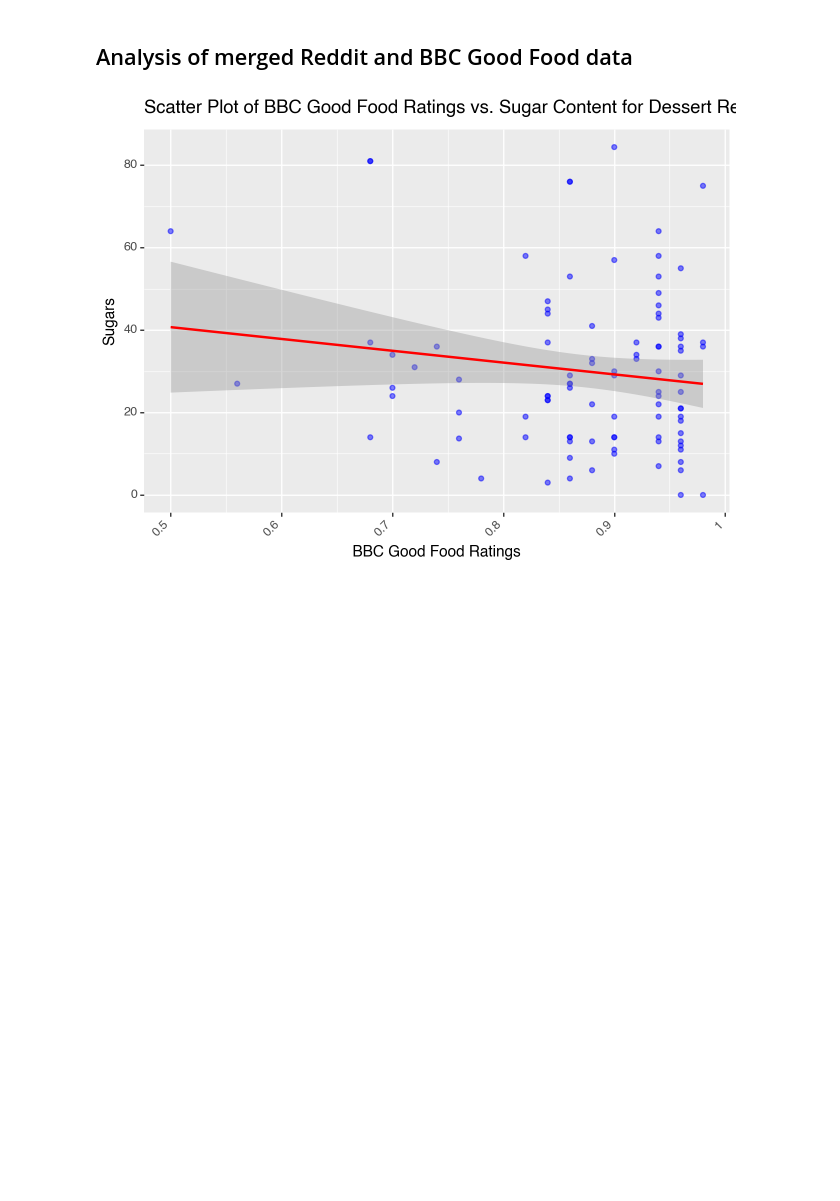
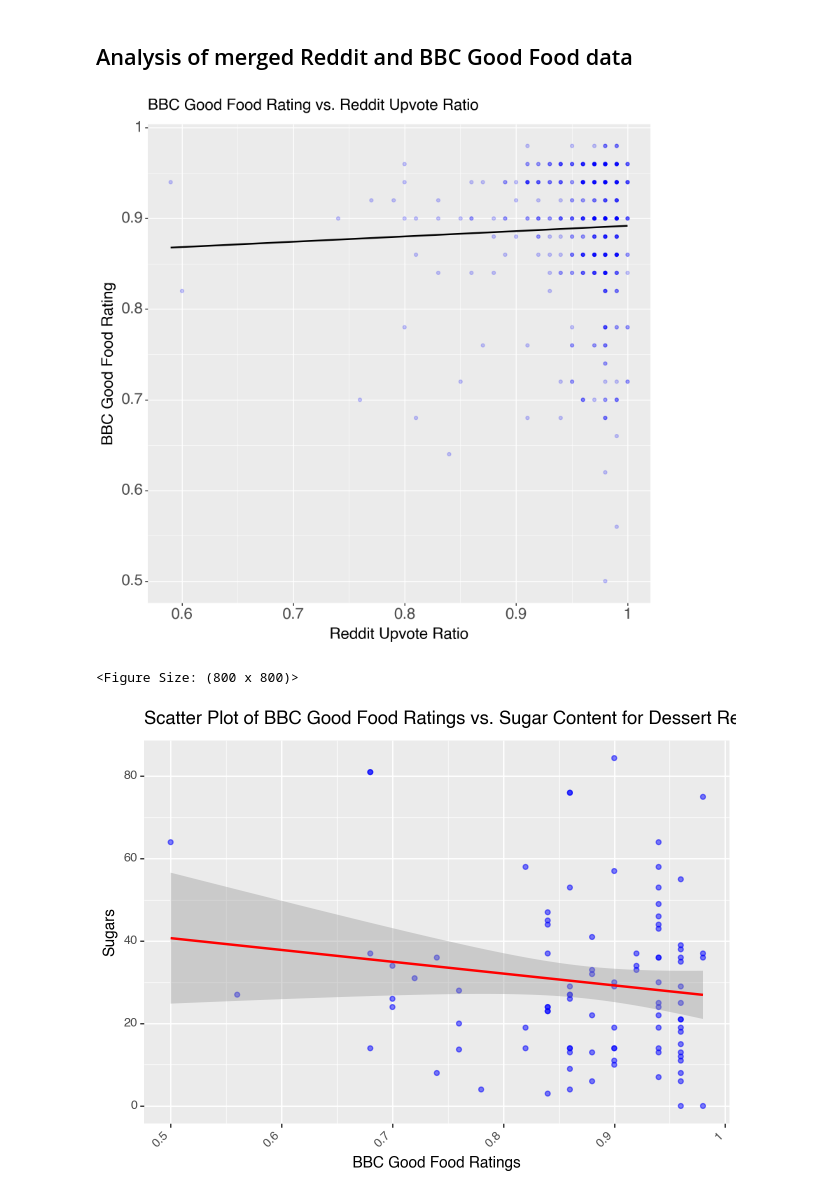
Before and after one commit to lse-ds105/ds105a-project-chadgpt, a Jupyter notebook: notebooks/04 Tests for Cosine Similarity.ipynb, the cells around one changed output. Cells and saved outputs as stored; diff of their text form; code cells hidden in the pictures; blank space fills up the shorter version.

```diff
--- a/notebooks/04 Tests for Cosine Similarity.ipynb
+++ b/notebooks/04 Tests for Cosine Similarity.ipynb
@@ -225,3 +241,25 @@ df_fruitveg = df_for_analysis[df_for_analysis['link_flair_text']=='Fruit\Vegetar
+# %%
+from plotnine import ggplot, aes, geom_point, geom_smooth, facet_wrap, labs, theme, element_text, xlim, ylim
+# create a scatter plot of upvote ratio vs. bbc rating
+plot = (
+    ggplot(df_for_analysis, aes(x='upvote_ratio', y='bbcgf_ratings')) +
+    geom_point(alpha=0.2, color='blue') +
+    geom_smooth(method='lm', se=False) +
+    labs(
+        title='BBC Good Food Rating vs. Reddit Upvote Ratio',
+        x='Reddit Upvote Ratio',
+        y='BBC Good Food Rating'
+    ) +
+    theme(
+        text=element_text(size=16),
+        figure_size=(8, 8)
+    )
+)
+
+plot
+# %% [output]
+[figure, added]
+<Figure Size: (800 x 800)>
 # %%
 from plotnine import ggplot, aes, geom_point, geom_smooth, facet_wrap, labs, theme, element_text, xlim, ylim
 
```
Also changed, not shown: parts of 1 cell of this notebook, 9 other files.
